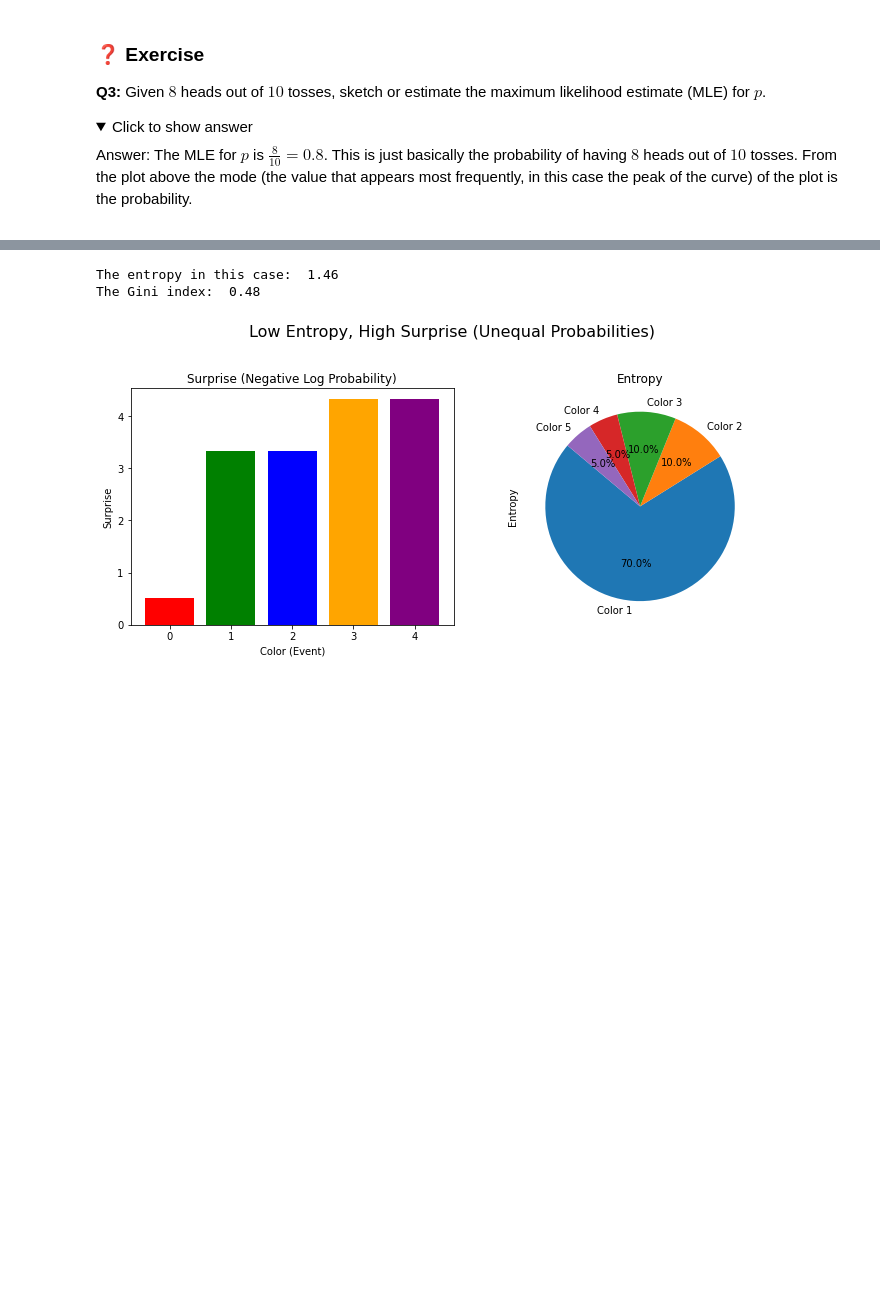
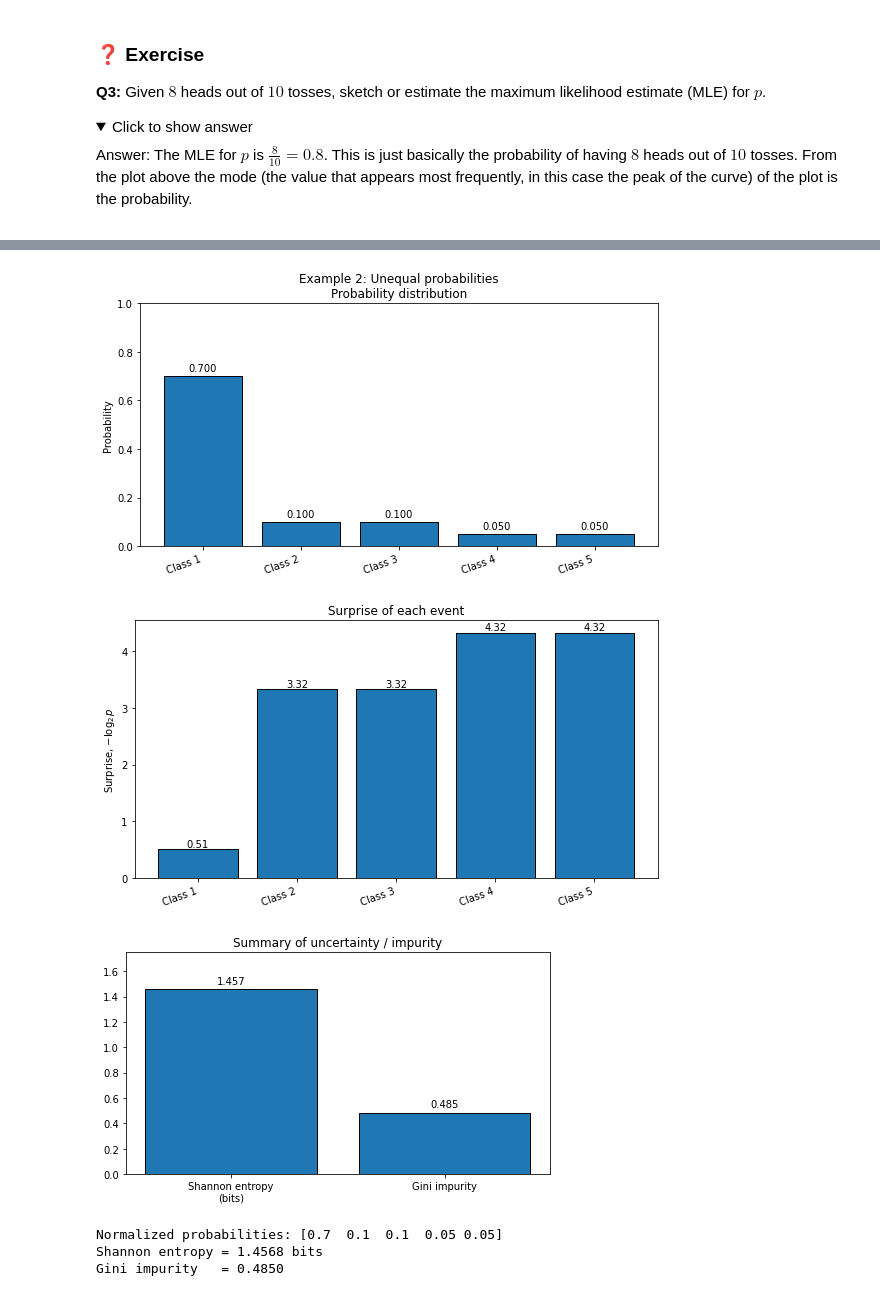
Before and after one commit to chattopadhyayA/ml_pursue2026, a Jupyter notebook: content/01_stat.ipynb, the cells around one changed output, grey strips where cells are left out. Drawn from its saved outputs; the diff is of its cells as text; code cells hidden in the pictures; folded sections open; blank space fills up the shorter version.

```diff
--- a/content/01_stat.ipynb
+++ b/content/01_stat.ipynb
@@ -292,11 +569,14 @@ The Gini index:  0.80
 # %%
-# Example 2: Unequal probabilities (lower entropy, higher surprise for rarer events)
+# Example 2: Unequal probabilities.
+# One class dominates, so uncertainty is lower.
+
 probabilities_2 = [0.7, 0.1, 0.1, 0.05, 0.05]
-print("The entropy in this case: % .2f" % calculate_entropy(probabilities_2))
-print("The Gini index: % .2f" % calculate_gini(probabilities_2))
-visualize_surprise_and_entropy(probabilities_2, title="Low Entropy, High Surprise (Unequal Probabilities)")
+plot_distribution_metrics(probabilities_2, title="Example 2: Unequal probabilities")
 # %% [output]
+[figure, new version]
+[figure, added]
+[figure, added]
-The entropy in this case:  1.46
-The Gini index:  0.48
+Normalized probabilities: [0.7  0.1  0.1  0.05 0.05]
+Shannon entropy = 1.4568 bits
+Gini impurity   = 0.4850
-[figure, old version]
 # %%
```
Also changed, not shown: parts of 15 cells of this notebook, 2 other files.
